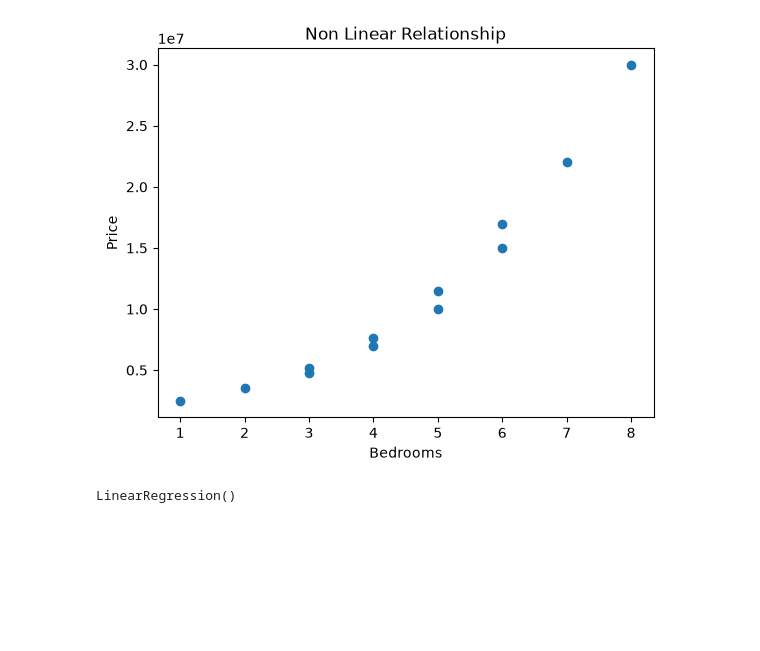
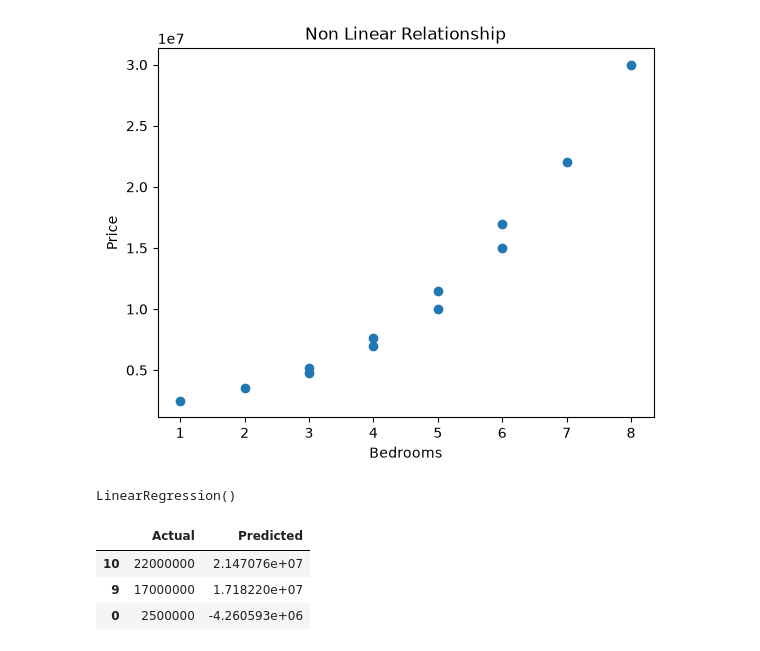
Before and after one commit to WillardDev/Machine_Learning_Foundation, a Jupyter notebook: Linear_Regression.ipynb, the cells around one changed output. Drawn from its saved outputs; the diff is of its cells as text; code cells hidden in the pictures; blank space fills up the shorter version.

```diff
--- a/Linear_Regression.ipynb
+++ b/Linear_Regression.ipynb
@@ -108,3 +108,16 @@ linear_model.fit(X_train, y_train)
 LinearRegression()
 # %%
 y_linear = linear_model.predict(X_test)
+# %%
+# compare the actual vs predicted
+comparison = pd.DataFrame({
+    'Actual': y_test,
+    'Predicted': y_linear
+})
+
+comparison.head()
+# %% [output]
+|  | Actual | Predicted |
+| 10 | 22000000 | 2.147076e+07 |
+| 9 | 17000000 | 1.718220e+07 |
+| 0 | 2500000 | -4.260593e+06 |
```
Also changed, not shown: parts of 1 cell of this notebook.
